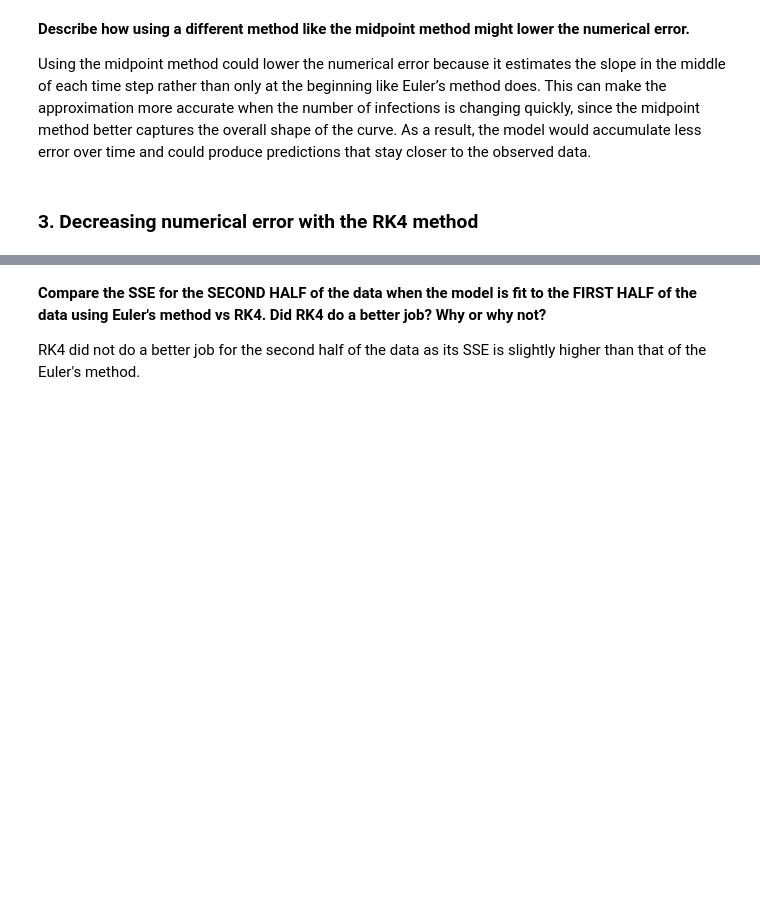
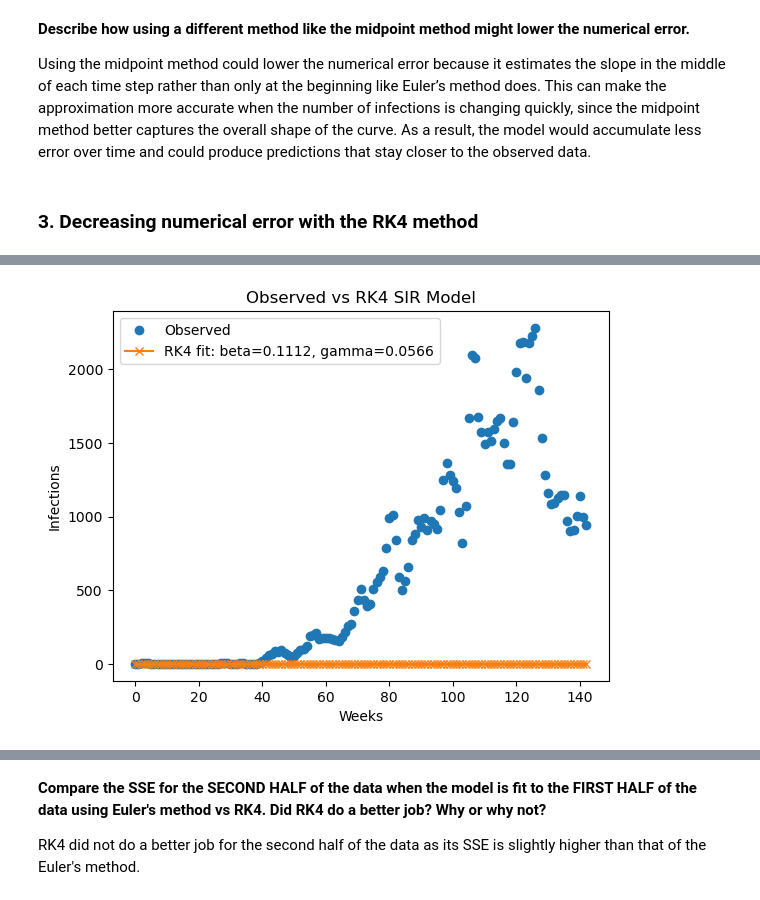
Before and after one commit to hjr9xh/BME2315, a Jupyter notebook: Mpox Project/module 4.ipynb, the cells around one changed output, grey strips where cells are left out. Cells and saved outputs as stored; diff of their text form; code cells hidden in the pictures; blank space fills up the shorter version.

```diff
--- a/Mpox Project/module 4.ipynb
+++ b/Mpox Project/module 4.ipynb
@@ -272,13 +266,13 @@ Using the midpoint method could lower the numerical error because it estimates t
 ### 3. Decreasing numerical error with the RK4 method
 # %%
 # Using scipy's solve_ivp function with the runge-kutta solver, re-implement the SIR model simulation, find optimal gamma and beta again, and plot the results.
+import numpy as np
 from scipy.integrate import solve_ivp
-import numpy as np
 import matplotlib.pyplot as plt
 
-# Define the SIR differential equations for use with solve_ivp
+#Define the SIR differential equations for use with solve_ivp
 # y = [S, I, R]
-def sir_rhs(t, y, beta, gamma, N):
+def sir_rhs(t, y, beta, gamme, N):
     S, I, R = y
 
     # SIR model equations
@@ -288,55 +282,75 @@ def sir_rhs(t, y, beta, gamma, N):
 
     return [dSdt, dIdt, dRdt]
 
-# Set up observed infectious data and time array (weekly data)
+#Set up observed infectious data and time array (weekly data)
 I_obs = df_sir['I_est'].values.astype(float)
-t_obs = np.arange(len(I_obs))  # each step corresponds to one week
+t_obs = np.arange(len(I_obs))
 
-# Initial conditions taken from the first data point
-I0_obs = I_obs[0]
-R0_obs = 0.0
+#Initial conditions taken from the first data point
+I0 = I_obs[0]
+R0 = 0.0
 S0_obs = population - I0_obs - R0_obs
 
-# Search ranges for beta and gamma
+#Search ranges for beta and gamma
 beta_values = np.linspace(0, 0.30, 500)
 gamma_values = np.linspace(0, 0.25, 500)
 
-# Track best-fit parameters and minimum SSE
+#Track the best-fit parameters and minimum SSE
 best_sse_rk4 = np.inf
+best_gamma_rk4 = None
 best_beta_rk4 = None
-best_gamma_rk4 = None
 
-# Loop over all beta and gamma combinations
+#Loop over all beta and gamma combinations
 for beta in beta_values:
     for gamma in gamma_values:
-
-        # Solve the SIR system using RK4 (via solve_ivp)
+        #Solve the SIR system using RK4
         sol = solve_ivp(
             sir_rhs,
-            t_span=(t_obs[0], t_obs[-1]),
-            y0=[S0_obs, I0_obs, R0_obs],
-            t_eval=t_obs,
-            args=(beta, gamma, population),
-            method='RK45'
+            t_span = (t_obs[0], t_obs[-1]),
+            y0 = [S0_obs, I0_obs, R0_obs],
+            t_eval = t_obs,
+            args = (beta, gamma, population),
+            method = 'RK45'
         )
 
-        # Extract the infectious population from the solution
+        #Extract the infectious population from the solution
         I_model = sol.y[1]
 
-        # Compute SSE between RK4 model and observed data
+        #Compute the SSE between RK4 model and observed data
         sse = np.mean((I_model - I_obs)**2)
 
-        # Update best-fit parameters if SSE improves
+        #Update best-fit parameters if SSE improves
         if sse < best_sse_rk4:
-            best_sse_rk4 = sse
-            best_beta_rk4 = beta
-            best_gamma_rk4 = gamma
+            best_sse_rk4= sse
+            best_beta_rk4= beta
+            best_gamma_rk4= gamma
 
 # Print best-fit parameters from RK4 optimization
 print("Best fit parameters using RK4:")
 print(f"beta = {best_beta_rk4}")
 print(f"gamma = {best_gamma_rk4}")
 print(f"SSE = {best_sse_rk4}")
+
+#Plot observed data vs RK4 best-fit model
+sol_best = solve_ivp(
+    sir_rhs,
+    t_span=(t_obs[0], t_obs[-1]),
+    y0=[S0_obs, I0_obs, R0_obs],
+    t_eval=t_obs,
+    args=(best_beta_rk4, best_gamma_rk4, population),
+    method='RK45'
+)
+
+I_rk4_best= sol_best.y[1]
+
+plt.plot(t_obs, I_obs, 'o', label='Observed')
+plt.plot(t_obs, I_rk4_best, marker='x', label=f'RK4 fit: beta={best_beta_rk4:.4f}, gamma={best_gamma_rk4:.4f}')
+
+plt.xlabel('Weeks')
+plt.ylabel('Infections')
+plt.title('Observed vs RK4 SIR Model')
+plt.legend()
+plt.show()
 # %% [output]
 Best fit parameters using RK4:
 beta = 0.11122244488977956
@@ -344,0 +359 @@ SSE = 431787.0297581373
+[figure, added]
```
Also changed, not shown: parts of 17 cells of this notebook, 1 other file.
